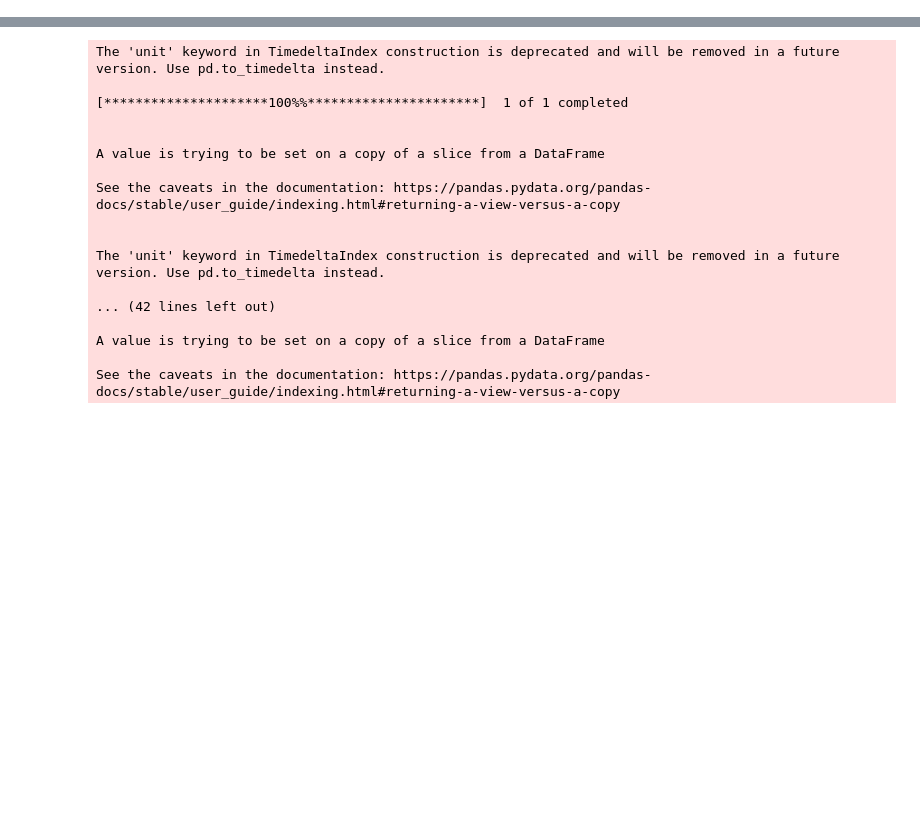
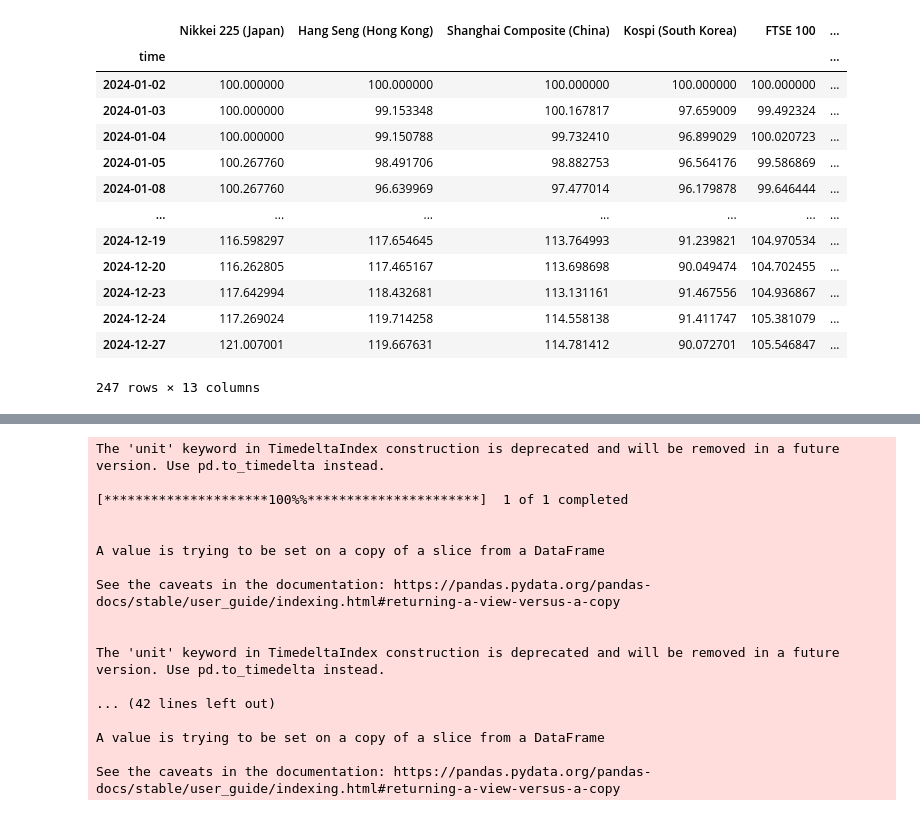
Before and after one commit to jhersoncueva/FIN_ECO, a Jupyter notebook: scrapping/Stock Data Yahoo/index_final.ipynb, the cells around one changed output, grey strips where cells are left out. Cells and saved outputs as stored; diff of their text form; code cells hidden in the pictures; blank space fills up the shorter version.

```diff
--- a/scrapping/Stock Data Yahoo/index_final.ipynb
+++ b/scrapping/Stock Data Yahoo/index_final.ipynb
@@ -122,2 +142,48 @@ DataFrame.fillna with 'method' is deprecated and will raise in a future version.
 # %%
-plot_indices(latam_merged, 'Índices de América Latina (Base 100)')
+import pandas as pd
+from openpyxl import load_workbook
+
+# Normalizar índices para eliminar componentes de tiempo
+asia.index = asia.index.normalize()
+europe.index = europe.index.normalize()
+us.index = us.index.normalize()
+
+# Asegurarse de que los índices no tengan nombres
+asia.index.name = None
+europe.index.name = None
+us.index.name = None
+
+# Realizar el merge secuencial
+asia_eu = asia.merge(europe, left_index=True, right_index=True, how='inner')
+asia_eu_us = asia_eu.merge(us, left_index=True, right_index=True, how='inner')
+
+# Restablecer el índice y renombrarlo como 'time'
+asia_eu_us.reset_index(inplace=True)
+asia_eu_us.set_index("index", inplace=True)
+asia_eu_us.index.name = "time"
+
+# Exportar a una nueva hoja de un archivo de Excel existente
+output_file = "merged_data.xlsx"  # Nombre del archivo de salida
+sheet_name = "Asia_EU_US_Merged"  # Nombre de la nueva hoja
+
+# # Cargar el archivo existente y agregar una nueva hoja
+# with pd.ExcelWriter(output_file, engine='openpyxl', mode='a') as writer:
+#     asia_eu_us.to_excel(writer, sheet_name=sheet_name)
+
+# print("Datos exportados exitosamente a la hoja:", sheet_name)
+asia_eu_us
+# %% [output]
+|  | Nikkei 225 (Japan) | Hang Seng (Hong Kong) | Shanghai Composite (China) | Kospi (South Korea) | FTSE 100 | ... |
+| time |  |  |  |  |  | ... |
+| 2024-01-02 | 100.000000 | 100.000000 | 100.000000 | 100.000000 | 100.000000 | ... |
+| 2024-01-03 | 100.000000 | 99.153348 | 100.167817 | 97.659009 | 99.492324 | ... |
+| 2024-01-04 | 100.000000 | 99.150788 | 99.732410 | 96.899029 | 100.020723 | ... |
+| 2024-01-05 | 100.267760 | 98.491706 | 98.882753 | 96.564176 | 99.586869 | ... |
+| 2024-01-08 | 100.267760 | 96.639969 | 97.477014 | 96.179878 | 99.646444 | ... |
+| ... | ... | ... | ... | ... | ... | ... |
+| 2024-12-19 | 116.598297 | 117.654645 | 113.764993 | 91.239821 | 104.970534 | ... |
+| 2024-12-20 | 116.262805 | 117.465167 | 113.698698 | 90.049474 | 104.702455 | ... |
+| 2024-12-23 | 117.642994 | 118.432681 | 113.131161 | 91.467556 | 104.936867 | ... |
+| 2024-12-24 | 117.269024 | 119.714258 | 114.558138 | 91.411747 | 105.381079 | ... |
+| 2024-12-27 | 121.007001 | 119.667631 | 114.781412 | 90.072701 | 105.546847 | ... |
+247 rows × 13 columns
```
Also changed, not shown: parts of 4 cells of this notebook, 5 other files.
